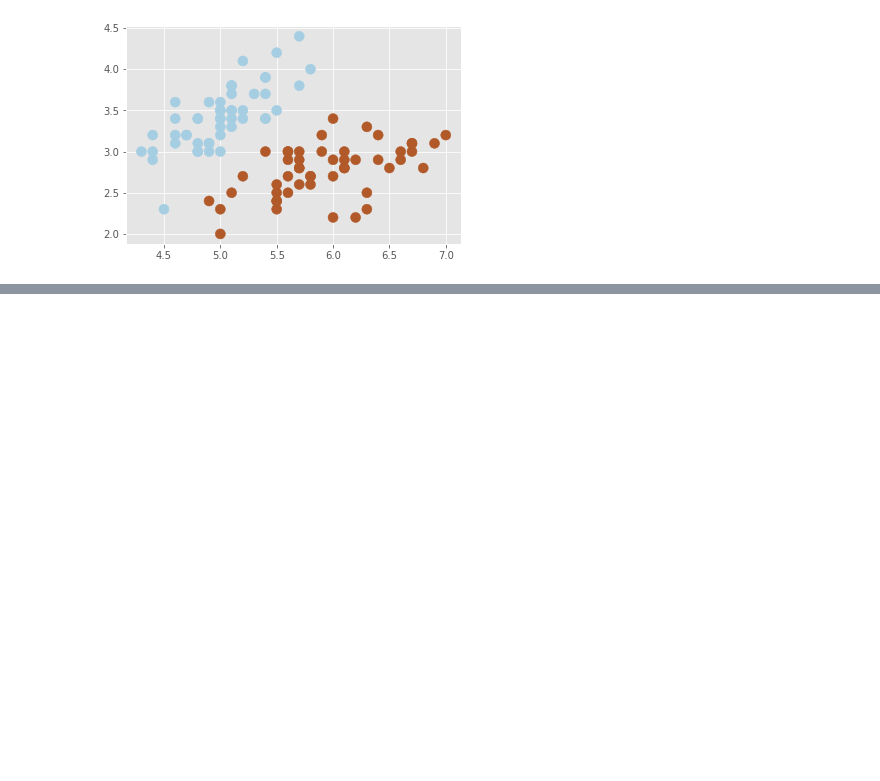
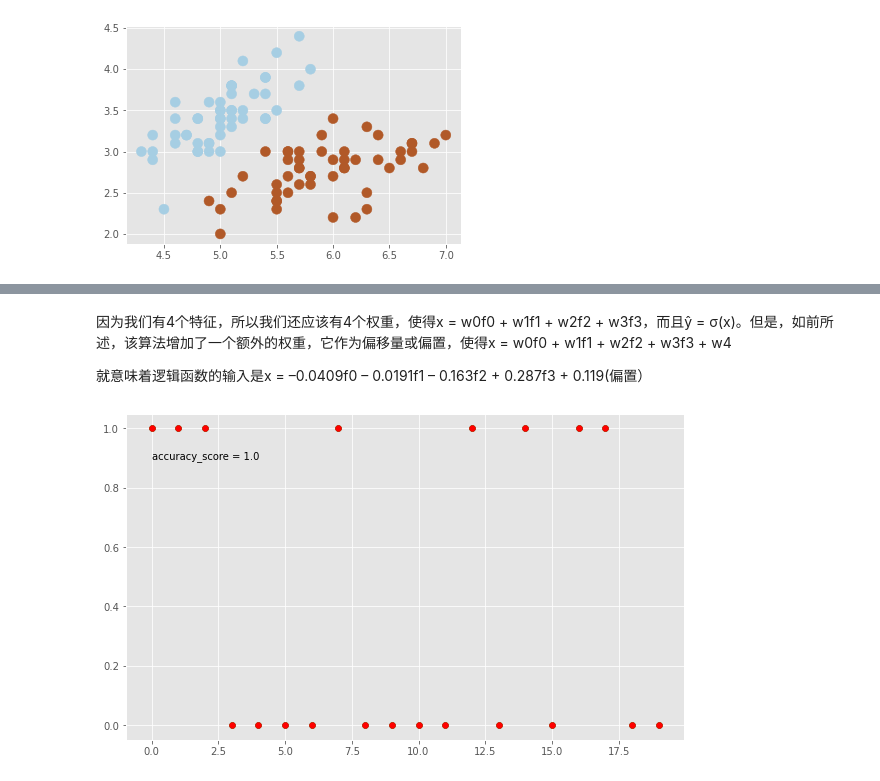
Before and after one commit to linzixuan45/ML-opencv-sklearn, a Jupyter notebook: Machine-Learning-for-OpenCV-Second-Edition/基于逻辑回归的鸢尾花分类.ipynb, the cells around one changed output, grey strips where cells are left out. Drawn from its saved outputs; the diff is of its cells as text; code cells hidden in the pictures; blank space fills up the shorter version.

```diff
--- a/Machine-Learning-for-OpenCV-Second-Edition/基于逻辑回归的鸢尾花分类.ipynb
+++ b/Machine-Learning-for-OpenCV-Second-Edition/基于逻辑回归的鸢尾花分类.ipynb
@@ -140,0 +182,14 @@ plt.scatter(data[:,0],data[:,1],c =target,cmap='Paired',s = 100)
+# %% [markdown]
+因为我们有4个特征，所以我们还应该有4个权重，使得x = w0f0 + w1f1 + w2f2 + w3f3，而且ŷ = σ(x)。但是，如前所述，该算法增加了一个额外的权重，它作为偏移量或偏置，使得x = w0f0 + w1f1 + w2f2 + w3f3 + w4
+
+就意味着逻辑函数的输入是x = –0.0409f0 – 0.0191f1 – 0.163f2 + 0.287f3 + 0.119(偏置）
+# %%
+'''评估分类器的效果'''
+ret,y_pred = logistRegression.predict(xTest) # 返回一个tuple，2维
+plt.figure(figsize=(10,6))
+plt.scatter(range(yTest.size),yTest,c='g')
+plt.text(0,0.9,f'accuracy_score = {metrics.accuracy_score(yTest,y_pred)}')
+plt.scatter(range(yTest.size),y_pred,c = 'r')
+plt.savefig('figures/iris_classification.png')
+# %% [output]
+[figure, added]
```
Also changed, not shown: parts of 7 cells of this notebook, 4 other files.
